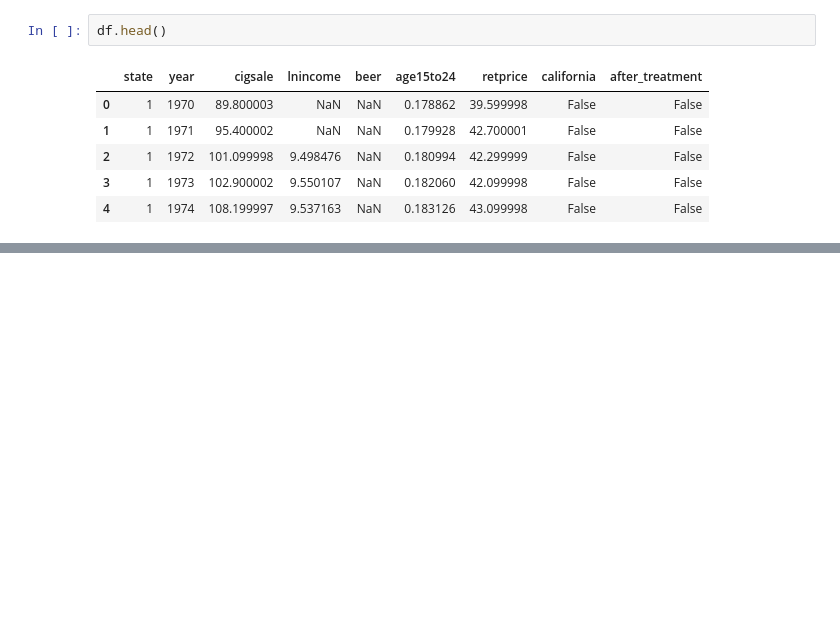
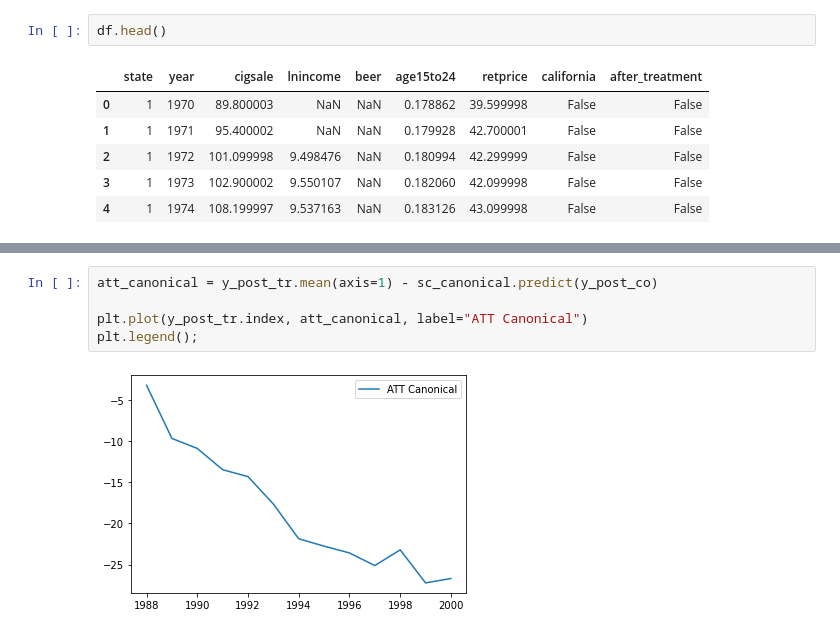
Before and after one commit to matheusfacure/exploratory-notebooks, a Jupyter notebook: t-test for Synthetic Control.ipynb, the cells around one changed output, grey strips where cells are left out. Cells and saved outputs as stored; diff of their text form; blank space fills up the shorter version.

```diff
--- a/t-test for Synthetic Control.ipynb
+++ b/t-test for Synthetic Control.ipynb
@@ -148,0 +70,7 @@ plt.title("95% CI");
+# %%
+att_canonical = y_post_tr.mean(axis=1) - sc_canonical.predict(y_post_co)
+
+plt.plot(y_post_tr.index, att_canonical, label="ATT Canonical")
+plt.legend();
+# %% [output]
+[figure, added]
```
Also changed, not shown: parts of 22 cells of this notebook.
